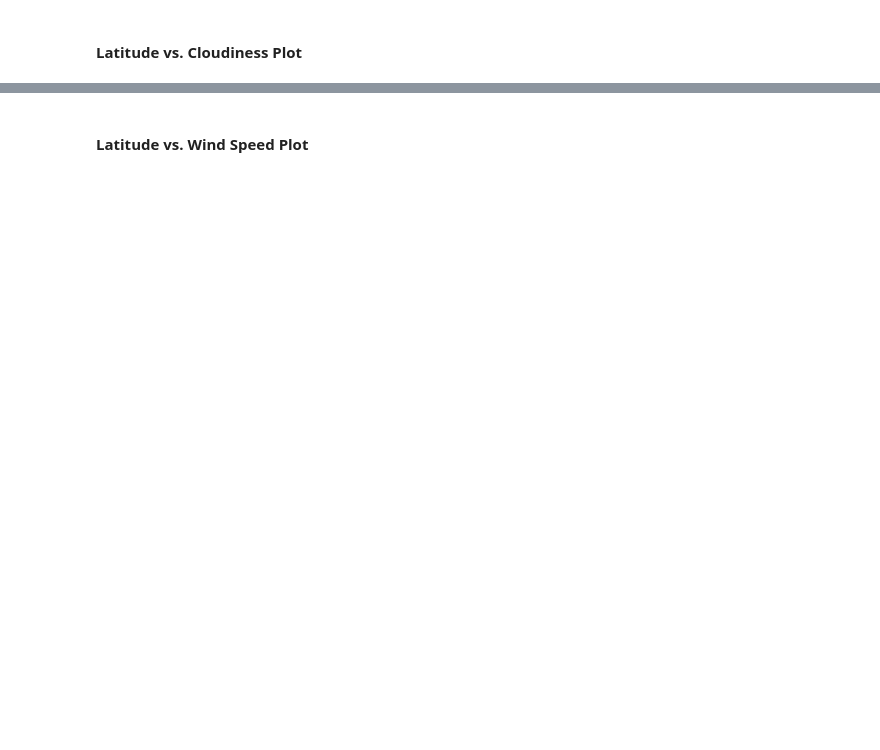
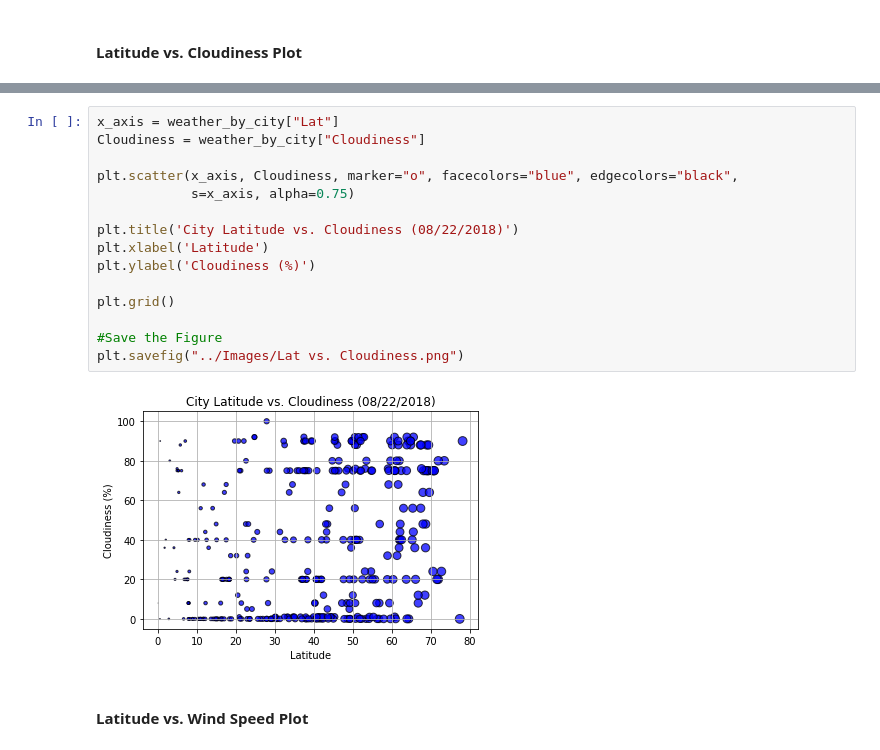
Before and after one commit to DesthyKardell/WeatherPy, a Jupyter notebook: starter_code/WeatherPy.ipynb, the cells around one changed output, grey strips where cells are left out. Cells and saved outputs as stored; diff of their text form; blank space fills up the shorter version.

```diff
--- a/starter_code/WeatherPy.ipynb
+++ b/starter_code/WeatherPy.ipynb
@@ -169,2 +222,19 @@ dtype: int64
+# %%
+x_axis = weather_by_city["Lat"]
+Cloudiness = weather_by_city["Cloudiness"]
+
+plt.scatter(x_axis, Cloudiness, marker="o", facecolors="blue", edgecolors="black",
+            s=x_axis, alpha=0.75)
+
+plt.title('City Latitude vs. Cloudiness (08/22/2018)')
+plt.xlabel('Latitude')
+plt.ylabel('Cloudiness (%)')
+
+plt.grid()
+
+#Save the Figure
+plt.savefig("../Images/Lat vs. Cloudiness.png")
+# %% [output]
+[figure, added]
 # %% [markdown]
 #### Latitude vs. Wind Speed Plot
```
Also changed, not shown: parts of 16 cells of this notebook, 7 other files.
